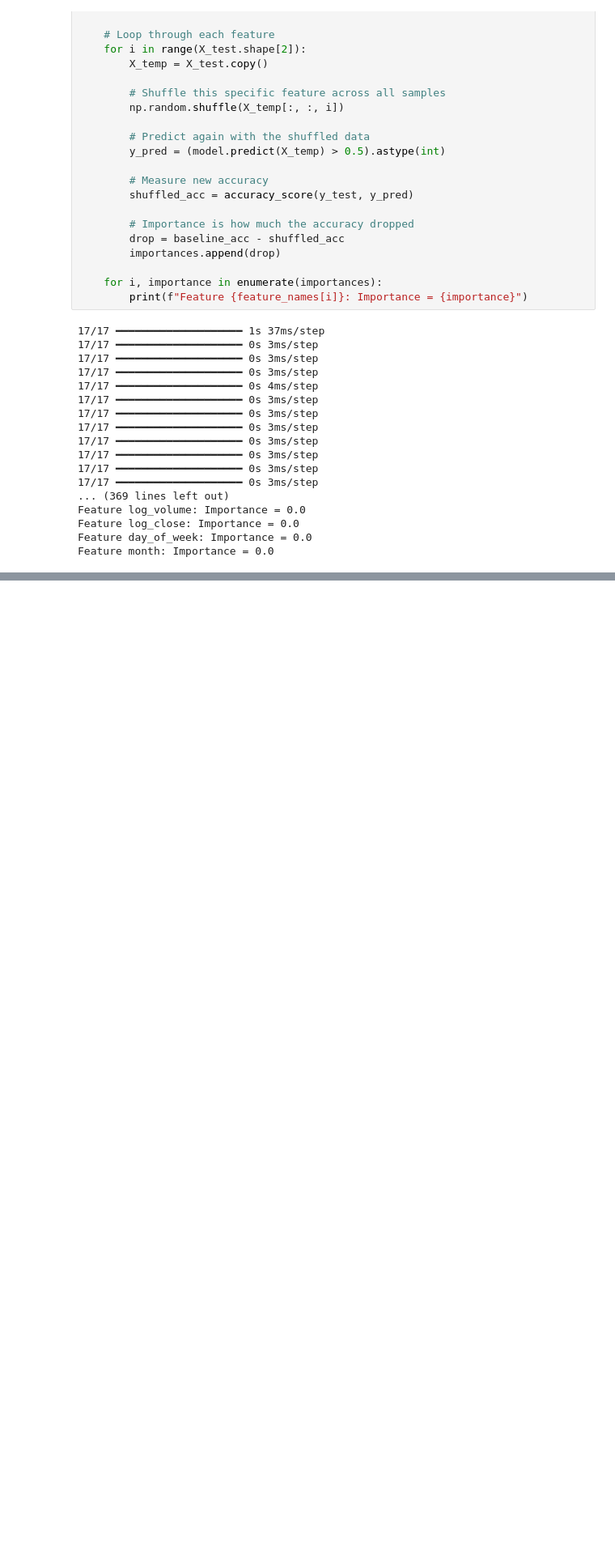
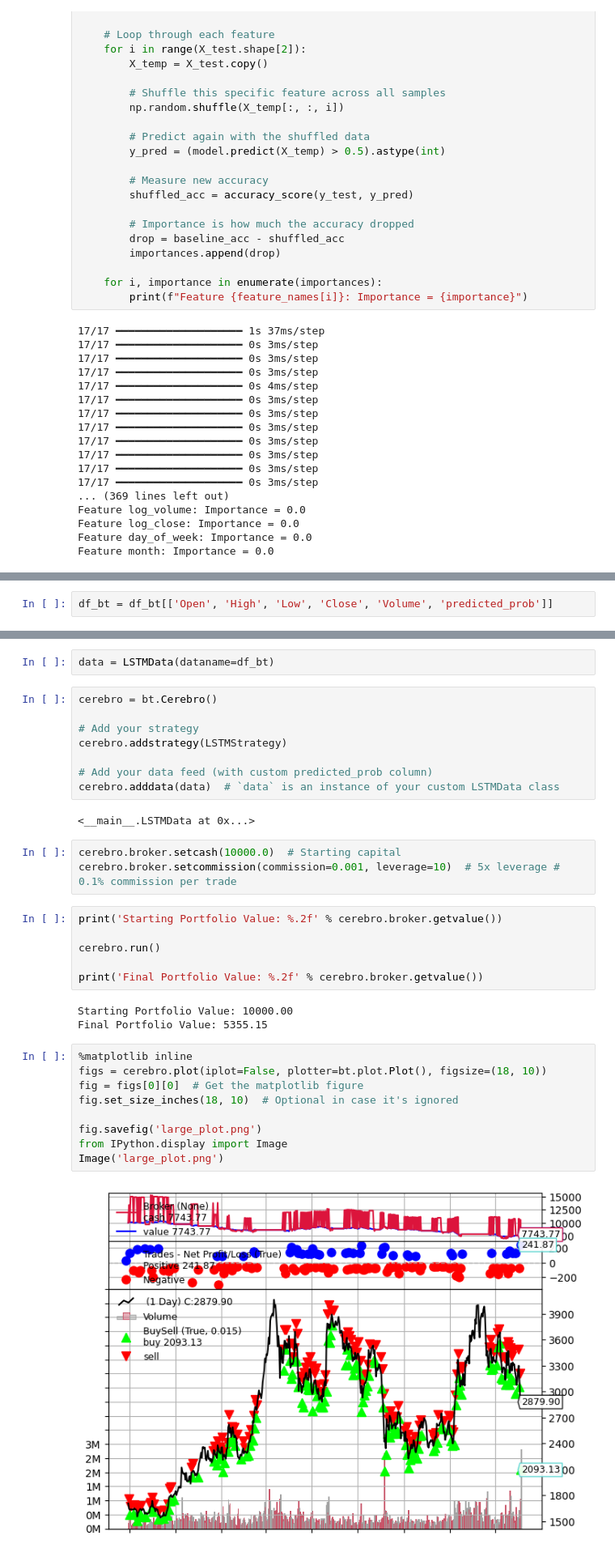
Before and after one commit to Altemir1/BTC-ML-Based-Trading-System, a Jupyter notebook: LSTM_price_predicton_with_technical_indicators.ipynb, the cells around one changed output, grey strips where cells are left out. Shown at 81% size. Cells and saved outputs as stored; diff of their text form; blank space fills up the shorter version.

```diff
--- a/LSTM_price_predicton_with_technical_indicators.ipynb
+++ b/LSTM_price_predicton_with_technical_indicators.ipynb
@@ -348,0 +433,2 @@ Feature month: Importance = 0.0
+# %%
+df_bt = df_bt[['Open', 'High', 'Low', 'Close', 'Volume', 'predicted_prob']]
@@ -348,0 +480,35 @@ Feature month: Importance = 0.0
+# %%
+data = LSTMData(dataname=df_bt)
+# %%
+cerebro = bt.Cerebro()
+
+# Add your strategy
+cerebro.addstrategy(LSTMStrategy)
+
+# Add your data feed (with custom predicted_prob column)
+cerebro.adddata(data)  # `data` is an instance of your custom LSTMData class
+# %% [output]
+<__main__.LSTMData at 0x...>
+# %%
+cerebro.broker.setcash(10000.0)  # Starting capital
+cerebro.broker.setcommission(commission=0.001, leverage=10)  # 5x leverage # 0.1% commission per trade
+# %%
+print('Starting Portfolio Value: %.2f' % cerebro.broker.getvalue())
+
+cerebro.run()
+
+print('Final Portfolio Value: %.2f' % cerebro.broker.getvalue())
+# %% [output]
+Starting Portfolio Value: 10000.00
+Final Portfolio Value: 5355.15
+# %%
+%matplotlib inline
+figs = cerebro.plot(iplot=False, plotter=bt.plot.Plot(), figsize=(18, 10))
+fig = figs[0][0]  # Get the matplotlib figure
+fig.set_size_inches(18, 10)  # Optional in case it's ignored
+
+fig.savefig('large_plot.png')
+from IPython.display import Image
+Image('large_plot.png')
+# %% [output]
+[figure, added]
```
Also changed, not shown: parts of 18 cells of this notebook.
